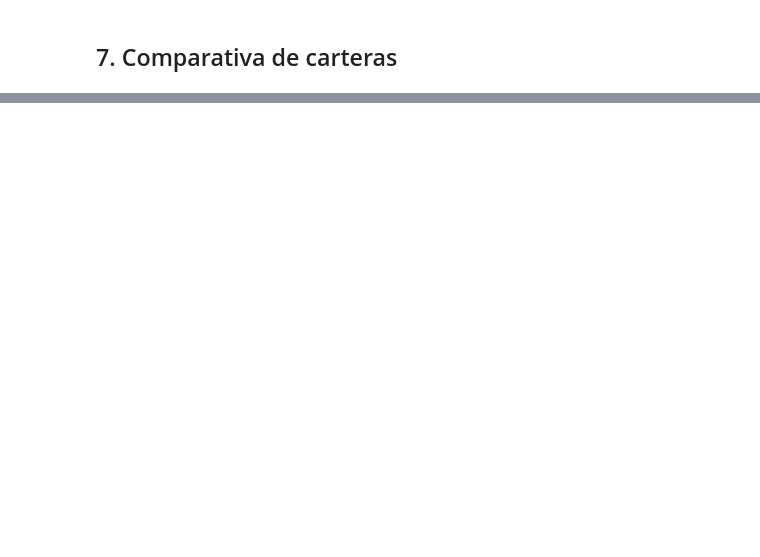
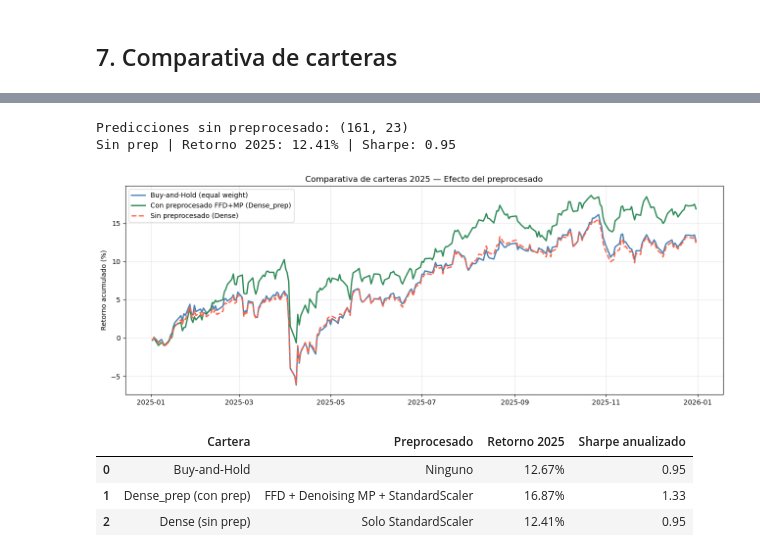
Before and after one commit to NataliaSJO/Taller4_NN, a Jupyter notebook: analisis/cartera.ipynb, the cells around one changed output, grey strips where cells are left out. Saved outputs shown, nothing was run; the diff lists cells and outputs as text; code cells hidden in the pictures; blank space fills up the shorter version.

```diff
--- a/analisis/cartera.ipynb
+++ b/analisis/cartera.ipynb
@@ -391,0 +425,55 @@ display(pd.DataFrame({
+# %%
+# ── Predicciones 2025 con el modelo sin preprocesado ─────────────────────
+contexto_crudo = retornos_train_alineado.iloc[-VENTANA_ENTRADA:]
+serie_2025_cruda = pd.concat([contexto_crudo, retornos_2025_raw])
+X_2025_raw, _ = create_time_series_data(serie_2025_cruda, VENTANA_ENTRADA, VENTANA_SALIDA)
+
+X_2025_raw_flat = scaler_raw.transform(X_2025_raw.reshape(X_2025_raw.shape[0], -1))
+X_2025_raw_3d   = X_2025_raw_flat.reshape(X_2025_raw.shape[0], X_raw_tr.shape[1], X_raw_tr.shape[2])
+pred_2025_sin   = modelo_sin_prep.predict(X_2025_raw_flat if usa_plano else X_2025_raw_3d, verbose=0)
+print(f'Predicciones sin preprocesado: {pred_2025_sin.shape}')
+
+# ── Cartera con predicciones del modelo sin preprocesado ─────────────────
+ret_diario_sin = np.zeros(n_dias)
+for t in range(min(len(pred_2025_sin), n_dias // VENTANA_SALIDA + 1)):
+    inicio = t * VENTANA_SALIDA
+    fin    = min(inicio + VENTANA_SALIDA, n_dias)
+    if inicio >= n_dias:
+        break
+    pesos_pos = np.maximum(pred_2025_sin[t], 0)
+    total = pesos_pos.sum()
+    pesos = pesos_pos / total if total > 0 else pesos_bah
+    ret_diario_sin[inicio:fin] = retornos_2025_arr[inicio:fin] @ pesos
+
+ret_acum_sin = np.cumprod(1 + ret_diario_sin) - 1
+sharpe_sin = ret_diario_sin.mean() / ret_diario_sin.std() * np.sqrt(252)
+print(f'Sin prep | Retorno 2025: {ret_acum_sin[-1]:.2%} | Sharpe: {sharpe_sin:.2f}')
+# %% [output]
+Predicciones sin preprocesado: (161, 23)
+Sin prep | Retorno 2025: 12.41% | Sharpe: 0.95
+# %%
+# ── Gráfico comparativo: B&H vs Con preprocesado vs Sin preprocesado ─────
+fig, ax = plt.subplots(figsize=(13, 5))
+ax.plot(fechas_2025, ret_acum_bah  * 100,
+        label='Buy-and-Hold (equal weight)', linewidth=2, color='steelblue')
+ax.plot(fechas_2025, ret_acum_pred * 100,
+        label=f'Con preprocesado FFD+MP ({NOMBRE_GUARDADO})', linewidth=2, color='seagreen')
+ax.plot(fechas_2025, ret_acum_sin  * 100,
+        label=f'Sin preprocesado ({TIPO_MODELO})', linewidth=2, color='tomato', linestyle='--')
+ax.set_ylabel('Retorno acumulado (%)')
+ax.set_title('Comparativa de carteras 2025 — Efecto del preprocesado')
+ax.legend(); ax.grid(True, alpha=0.3)
+plt.tight_layout(); plt.show()
+
+display(pd.DataFrame({
+    'Cartera':           ['Buy-and-Hold', f'{NOMBRE_GUARDADO} (con prep)', f'{TIPO_MODELO} (sin prep)'],
+    'Preprocesado':      ['Ninguno', 'FFD + Denoising MP + StandardScaler', 'Solo StandardScaler'],
+    'Retorno 2025':      [f'{ret_acum_bah[-1]:.2%}', f'{ret_acum_pred[-1]:.2%}', f'{ret_acum_sin[-1]:.2%}'],
+    'Sharpe anualizado': [f'{sharpe_bah:.2f}',        f'{sharpe_pred:.2f}',        f'{sharpe_sin:.2f}'],
+}))
+# %% [output]
+[figure, added]
+|  | Cartera | Preprocesado | Retorno 2025 | Sharpe anualizado |
+| 0 | Buy-and-Hold | Ninguno | 12.67% | 0.95 |
+| 1 | Dense_prep (con prep) | FFD + Denoising MP + StandardScaler | 16.87% | 1.33 |
+| 2 | Dense (sin prep) | Solo StandardScaler | 12.41% | 0.95 |
```
Also changed, not shown: parts of 5 cells of this notebook.
